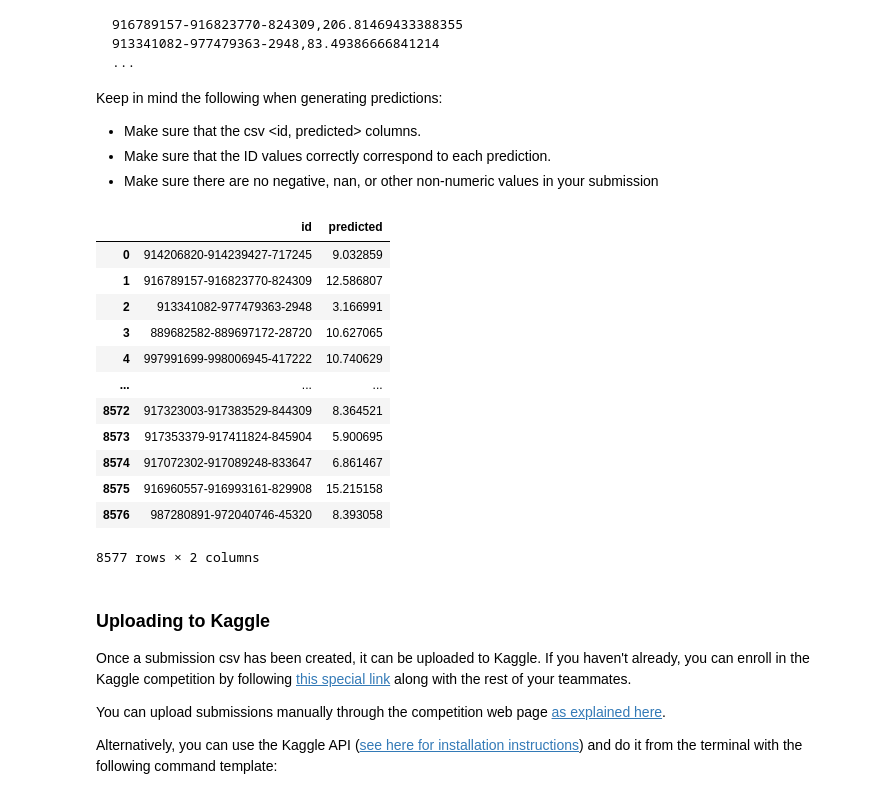
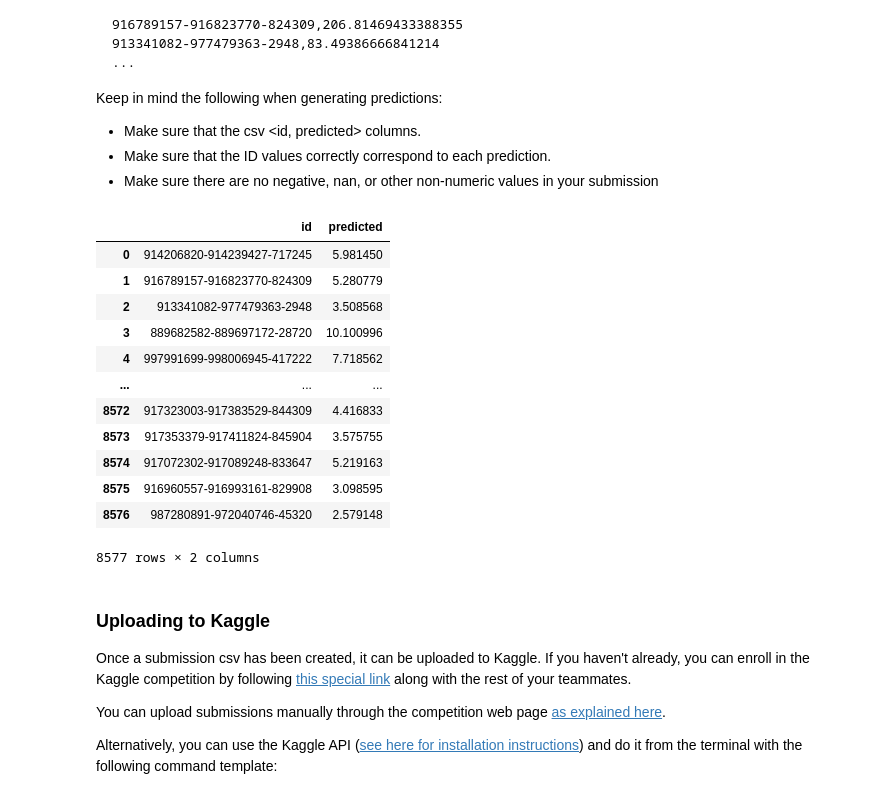
Before and after one commit to vladlevitin/TDT4173-Retail-Revenue-Prediction, a Jupyter notebook: TDT4173 Retail Revenue Prediction/introduction.ipynb, the cells around one changed output. Cells and saved outputs as stored; diff of their text form; code cells hidden in the pictures.

```diff
--- a/TDT4173 Retail Revenue Prediction/introduction.ipynb
+++ b/TDT4173 Retail Revenue Prediction/introduction.ipynb
@@ -290,0 +276,11 @@ ax2.set_title('Distribution of Revenues');
+# %%
+def convert_to_category(X):
+    for col in X.columns:
+
+        if (X[col].dtype != 'int64') and (X[col].dtype != 'float64') and (X[col].dtype != 'bool'):
+            X[col] = X[col].astype('category')
+
+    return X
+
+def drop_columns(X, columns):
+    return X.drop(columns, axis=1)
@@ -340,37 +424,65 @@ Keep in mind the following when generating predictions:
 - Make sure there are no negative, nan, or other non-numeric values in your submission
 # %%
 # Predict on the test set
-X_test = stores_test.drop(columns=['store_name', 'plaace_hierarchy_id', 'sales_channel_name', 'chain_name', 'mall_name'])
 
-X_test_new = stores_test.drop(columns=['store_id','store_name', 'plaace_hierarchy_id', 'sales_channel_name', 'chain_name', 'mall_name', 'store_id'])
+colums_to_drop = []
+stores_test_copy = stores_test.copy()
 
-X_test['address'] = X_test['address'].astype('category')
-X_test_new['address'] = X_test_new['address'].astype('category')
 
-y_test_pred = model.predict(X_test_new)
+df = pd.merge(stores_test_copy, grunnkrets_copy, on='grunnkrets_id', how='left')
+df = pd.merge(df, grunnkrets_ages_copy, on='grunnkrets_id', how='left')
+df = pd.merge(df, grunnkrets_household_types_copy, on='grunnkrets_id', how='left')
+df = pd.merge(df, grunnkrets_household_income_copy, on='grunnkrets_id', how='left')
+
+df.drop_duplicates(subset=['store_id'], keep='first', inplace=True)
+
+X_test = df.drop(columns = colums_to_drop)
+X_test = convert_to_category(X_test)
+
+X_test[columns_to_scale] = scaler.transform(X_test[columns_to_scale])
+
+#encoder = full_pipeline.fit(X_test)
+X_test_encoded = encoder.transform(X_test)
+
+#LGBM
+y_test_pred_lgbm = lgbm_model.predict(X_test)
+y_test_pred_lgbm = np.expm1(y_test_pred_lgbm)
+
+#XGBoost
+y_test_pred_xgb = xgboost_model.predict(X_test_encoded)
+y_test_pred_xgb = np.expm1(y_test_pred_xgb)
+
+#CatBoost
+# y_test_pred_cat = cat_boost_model.predict(X_test_encoded)
+# y_test_pred_cat = np.expm1(y_test_pred_cat)
+
+
+y_test_pred = (y_test_pred_lgbm
+               +y_test_pred_xgb ) / 2
+
 
 # Generate submission dataframe
 # NOTE: It is important that the ID and predicted values match
 submission = pd.DataFrame()
-submission['id'] = X_test.store_id
+submission['id'] = stores_test['store_id']
 submission['predicted'] = np.asarray(y_test_pred)
 
 # Save it to disk (`index=False` means don't save the index in the csv)
 submission.to_csv('sample_submission.csv', index=False)
 submission
 # %% [output]
 |  | id | predicted |
-| 0 | 914206820-914239427-717245 | 9.032859 |
-| 1 | 916789157-916823770-824309 | 12.586807 |
-| 2 | 913341082-977479363-2948 | 3.166991 |
-| 3 | 889682582-889697172-28720 | 10.627065 |
-| 4 | 997991699-998006945-417222 | 10.740629 |
+| 0 | 914206820-914239427-717245 | 5.981450 |
+| 1 | 916789157-916823770-824309 | 5.280779 |
+| 2 | 913341082-977479363-2948 | 3.508568 |
+| 3 | 889682582-889697172-28720 | 10.100996 |
+| 4 | 997991699-998006945-417222 | 7.718562 |
 | ... | ... | ... |
-| 8572 | 917323003-917383529-844309 | 8.364521 |
-| 8573 | 917353379-917411824-845904 | 5.900695 |
-| 8574 | 917072302-917089248-833647 | 6.861467 |
-| 8575 | 916960557-916993161-829908 | 15.215158 |
-| 8576 | 987280891-972040746-45320 | 8.393058 |
+| 8572 | 917323003-917383529-844309 | 4.416833 |
+| 8573 | 917353379-917411824-845904 | 3.575755 |
+| 8574 | 917072302-917089248-833647 | 5.219163 |
+| 8575 | 916960557-916993161-829908 | 3.098595 |
+| 8576 | 987280891-972040746-45320 | 2.579148 |
 8577 rows × 2 columns
 # %% [markdown]
 ### Uploading to Kaggle
```
Also changed, not shown: parts of 6 cells of this notebook, 6 other files.
